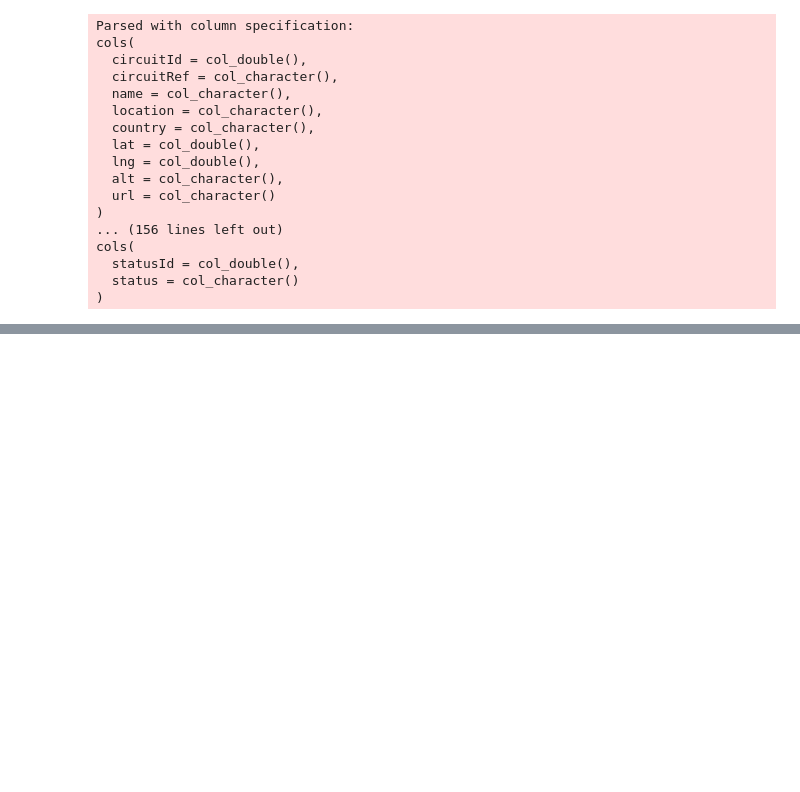
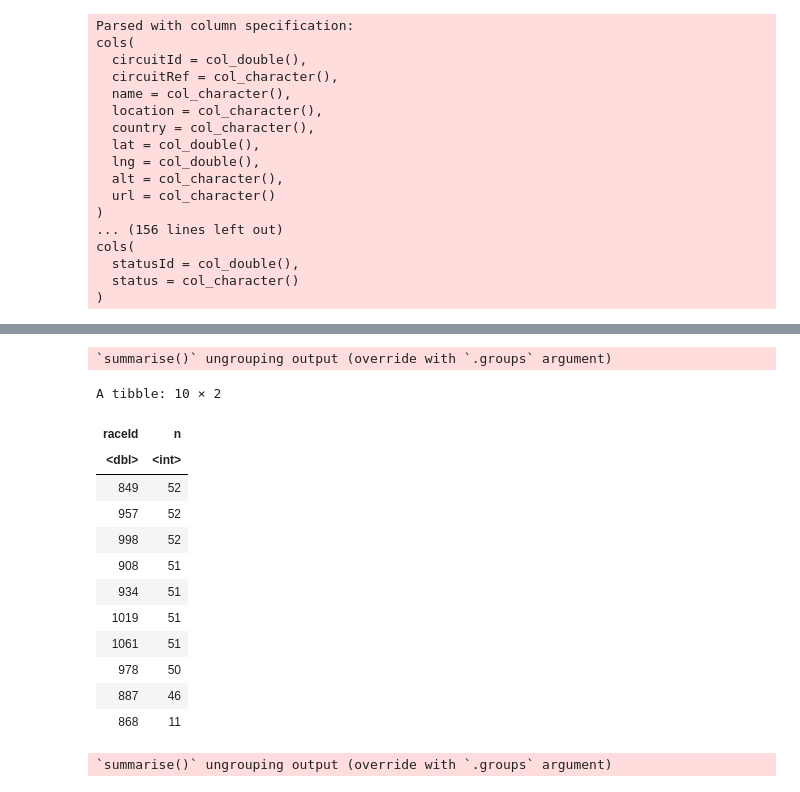
Before and after one commit to TaylorOglow/Formula_1, a Jupyter notebook: Lap Wrangling/sp_laps.ipynb, the cells around one changed output, grey strips where cells are left out. Drawn from its saved outputs; the diff is of its cells as text; code cells hidden in the pictures; blank space fills up the shorter version.

```diff
--- a/Lap Wrangling/sp_laps.ipynb
+++ b/Lap Wrangling/sp_laps.ipynb
@@ -1214,0 +774,54 @@ A tibble: 2 × 2
+# %%
+#9. Great Britain
+
+sp_uk <- per_laps %>%
+                filter(raceId %in% uk_race_ID)
+
+sp_uk_clean <- sp_uk %>%
+                        group_by(raceId) %>%
+                        summarize(n = n()) %>%
+                        arrange(desc(n))
+sp_uk_clean
+sp_uk_clean_ID <- sp_uk_clean %>%
+                        pull(raceId)
+
+
+### SPLITTING DATA
+
+sp_uk_races <- per_laps %>%
+                    filter(raceId %in% sp_uk_clean_ID)
+
+sp_uk_split <- initial_split(sp_uk_races, prop = 0.75, strata = milliseconds)
+
+sp_uk_train <- training(sp_uk_split)
+
+sp_uk_test <- testing(sp_uk_split)
+
+
+### USING DATA
+
+sp_uk_lap_times <- sp_uk_train %>%
+                        group_by(lap) %>%
+                        summarize(lap_time_avg = mean(milliseconds))
+
+
+sp_uk_avg_race_time <- sp_uk_lap_times %>%
+                            mutate(lap_time_avg_mins = lap_time_avg / 60000) %>%
+                            select(lap_time_avg_mins) %>%
+                            map(sum)
+# %% [output]
+`summarise()` ungrouping output (override with `.groups` argument)
+A tibble: 10 × 2
+| raceId | n |
+| <dbl> | <int> |
+| 849 | 52 |
+| 957 | 52 |
+| 998 | 52 |
+| 908 | 51 |
+| 934 | 51 |
+| 1019 | 51 |
+| 1061 | 51 |
+| 978 | 50 |
+| 887 | 46 |
+| 868 | 11 |
+`summarise()` ungrouping output (override with `.groups` argument)
```
Also changed, not shown: parts of 21 cells of this notebook, 5 other files.
